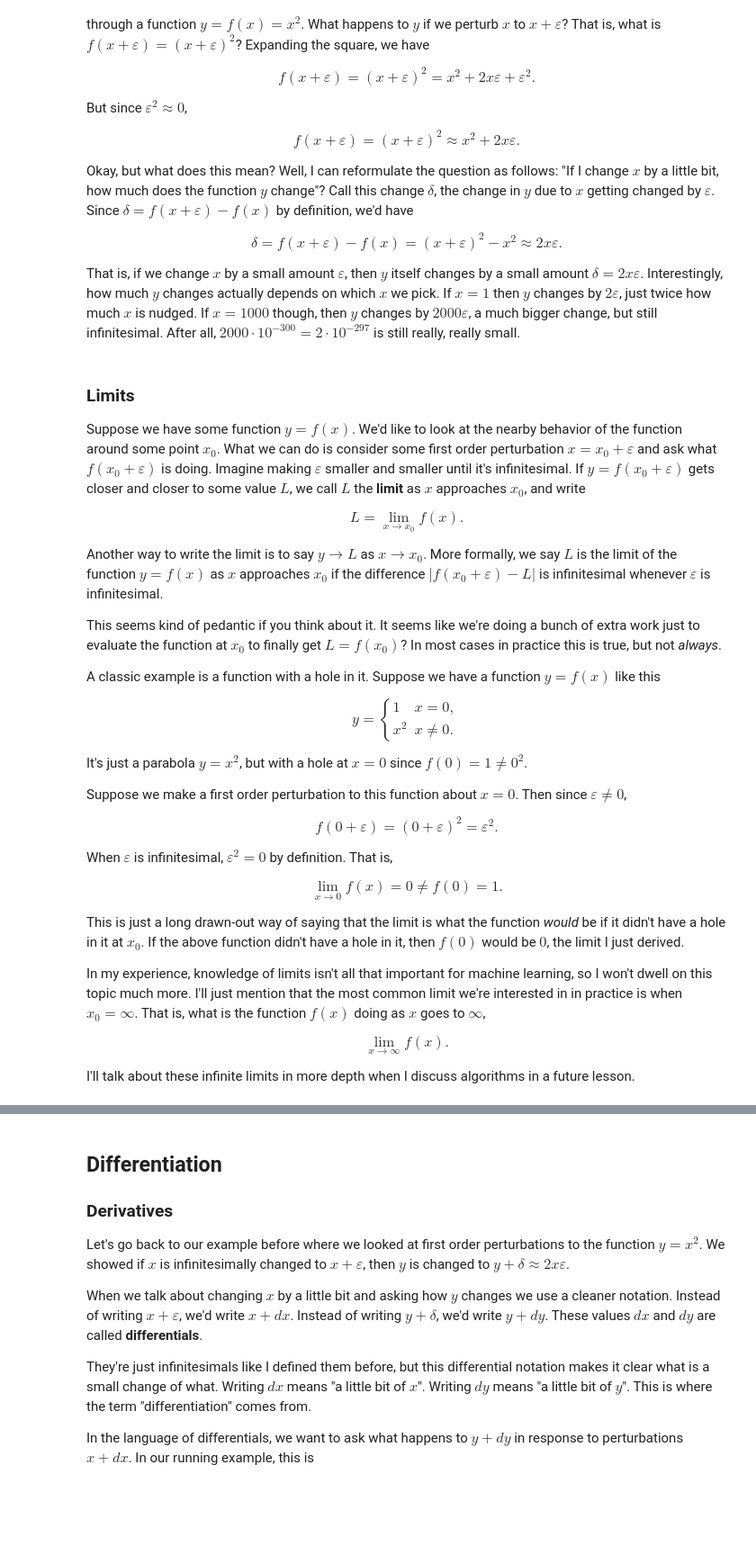
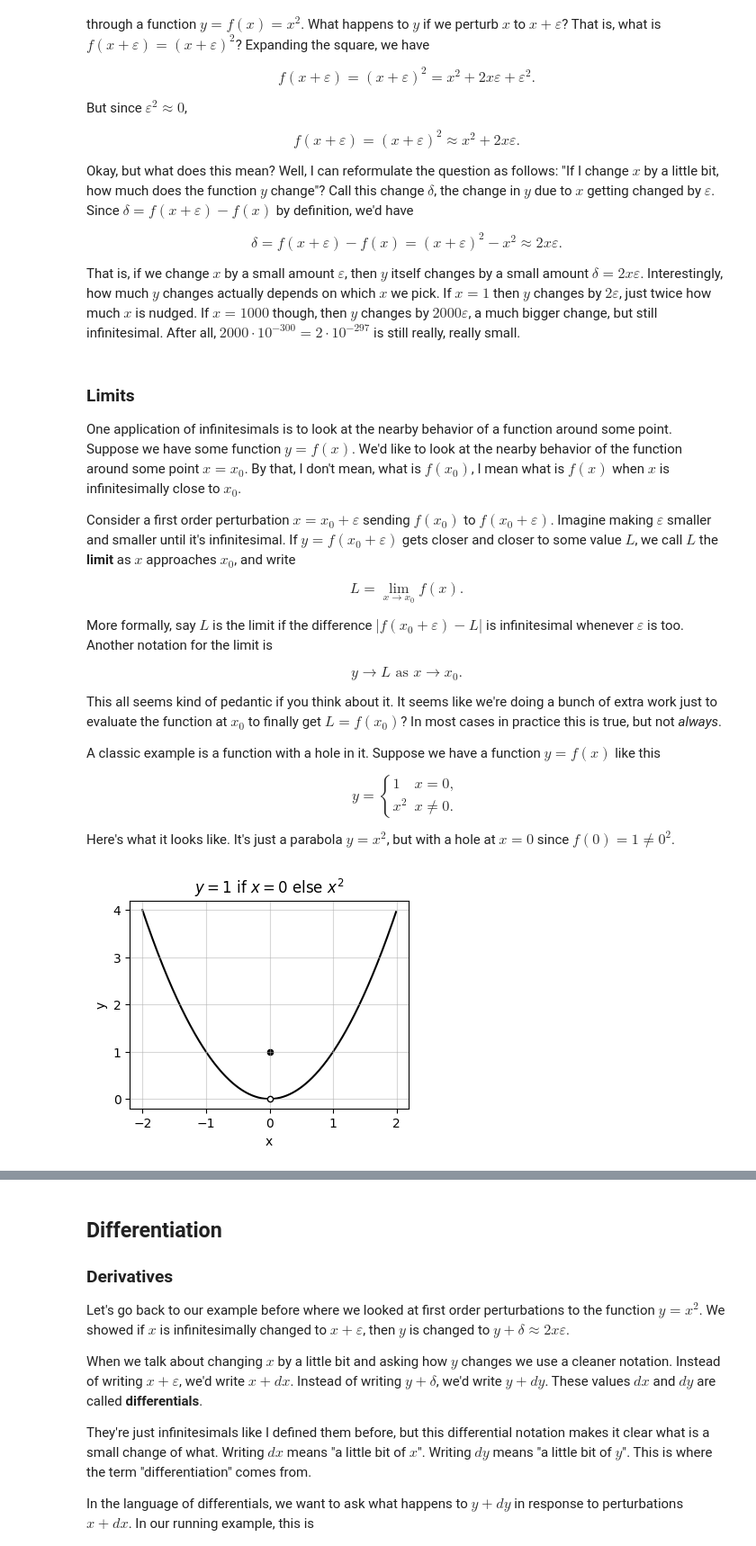
Before and after one commit to rkingery/ml-book, a Jupyter notebook: notebooks/calculus.ipynb, the cells around one changed output, grey strips where cells are left out. Shown at 90% size. Drawn from its saved outputs; the diff is of its cells as text; code cells hidden in the pictures; blank space fills up the shorter version.

```diff
--- a/notebooks/calculus.ipynb
+++ b/notebooks/calculus.ipynb
@@ -12,8 +12,11 @@ Calculus is essentially the study of the continuum. Important things that calcul
 Not all of these topics are equally important to know for machine learning, but I'll try to at least touch on each topic a little bit. Let's get started.
 # %%
 import numpy as np
+import sympy as sp
 import matplotlib.pyplot as plt
 from utils.math_ml import *
+
+plt.rcParams["figure.figsize"] = (4, 3)
 # %%
 import warnings
 warnings.filterwarnings('ignore')
@@ -67,13 +70,17 @@ That is, if we change $x$ by a small amount $\varepsilon$, then $y$ itself chang
 # %% [markdown]
 ### Limits
 
-Suppose we have some function $y=f(x)$. We'd like to look at the nearby behavior of the function around some point $x_0$. What we can do is consider some first order perturbation $x = x_0+\varepsilon$ and ask what $f(x_0+\varepsilon)$ is doing. Imagine making $\varepsilon$ smaller and smaller until it's infinitesimal. If $y=f(x_0+\varepsilon)$ gets closer and closer to some value $L$, we call $L$ the **limit** as $x$ approaches $x_0$, and write
+One application of infinitesimals is to look at the nearby behavior of a function around some point. Suppose we have some function $y=f(x)$. We'd like to look at the nearby behavior of the function around some point $x=x_0$. By that, I don't mean, what is $f(x_0)$, I mean what is $f(x)$ when $x$ is infinitesimally close to $x_0$.
+
+Consider a first order perturbation $x = x_0+\varepsilon$ sending $f(x_0)$ to $f(x_0+\varepsilon)$. Imagine making $\varepsilon$ smaller and smaller until it's infinitesimal. If $y=f(x_0+\varepsilon)$ gets closer and closer to some value $L$, we call $L$ the **limit** as $x$ approaches $x_0$, and write
 
 $$L = \lim_{x \rightarrow x_0} f(x).$$
 
-Another way to write the limit is to say $y \rightarrow L$ as $x \rightarrow x_0$. More formally, we say $L$ is the limit of the function $y=f(x)$ as $x$ approaches $x_0$ if the difference $|f(x_0+\varepsilon)-L|$ is infinitesimal whenever $\varepsilon$ is infinitesimal.
+More formally, say $L$ is the limit if the difference $|f(x_0+\varepsilon)-L|$ is infinitesimal whenever $\varepsilon$ is too. Another notation for the limit is
 
-This seems kind of pedantic if you think about it. It seems like we're doing a bunch of extra work just to evaluate the function at $x_0$ to finally get $L=f(x_0)$? In most cases in practice this is true, but not *always*.
+$$y \rightarrow L \text{ as } x \rightarrow x_0.$$
+
+This all seems kind of pedantic if you think about it. It seems like we're doing a bunch of extra work just to evaluate the function at $x_0$ to finally get $L=f(x_0)$? In most cases in practice this is true, but not *always*.
 
 A classic example is a function with a hole in it. Suppose we have a function $y=f(x)$ like this
 
@@ -85,20 +92,18 @@ x^2 & x \neq 0.
 \end{cases}
 $$
 
-It's just a parabola $y=x^2$, but with a hole at $x=0$ since $f(0)=1\neq 0^2$.
-
-Suppose we make a first order perturbation to this function about $x=0$. Then since $\varepsilon \neq 0$,
-
-$$f(0+\varepsilon) = (0 + \varepsilon)^2 = \varepsilon^2.$$
-
-When $\varepsilon$ is infinitesimal, $\varepsilon^2=0$ by definition. That is,
-
-$$\lim_{x \rightarrow 0} f(x) = 0 \neq f(0) = 1.$$
-
-This is just a long drawn-out way of saying that the limit is what the function *would* be if it didn't have a hole in it at $x_0$. If the above function didn't have a hole in it, then $f(0)$ would be $0$, the limit I just derived.
-
-In my experience, knowledge of limits isn't all that important for machine learning, so I won't dwell on this topic much more. I'll just mention that the most common limit we're interested in in practice is when $x_0=\infty$. That is, what is the function $f(x)$ doing as $x$ goes to $\infty$,
-
-$$\lim_{x \rightarrow \infty} f(x).$$
-
-I'll talk about these infinite limits in more depth when I discuss algorithms in a future lesson.
+Here's what it looks like. It's just a parabola $y=x^2$, but with a hole at $x=0$ since $f(0)=1\neq 0^2$.
+# %%
+x = np.arange(-2, 2, 0.01)
+f_neq_0 = lambda x: x ** 2
+
+plt.plot(x, f_neq_0(x), color='black', zorder=0)
+plt.scatter(0, 1, color='black', marker='o', s=20, zorder=1)
+plt.scatter(0, 0, c='white', edgecolors='black', marker='o', s=20, zorder=2)
+plt.grid(True, alpha=0.5)
+plt.xlabel('x')
+plt.ylabel('y')
+plt.title('$y = 1$ if $x = 0$ else $x^2$')
+plt.show()
+# %% [output]
+[figure, added]
```
Also changed, not shown: parts of 14 cells of this notebook, 4 other files.
